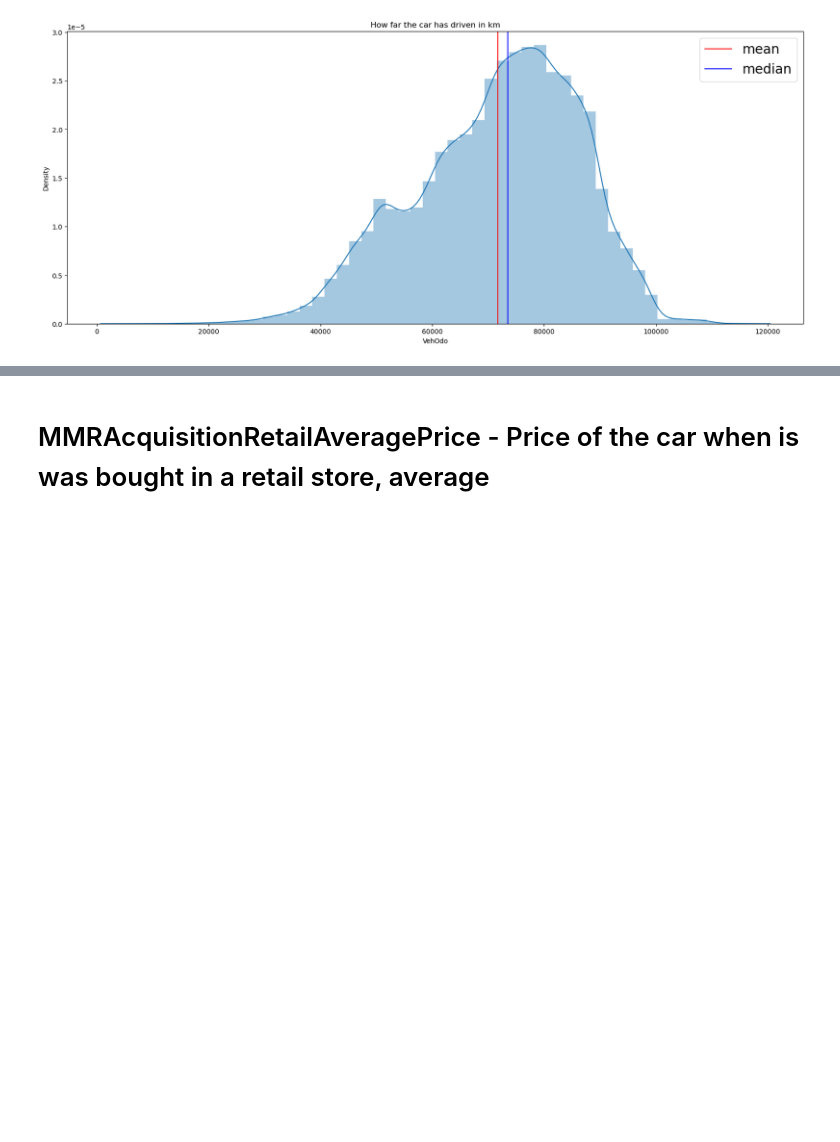
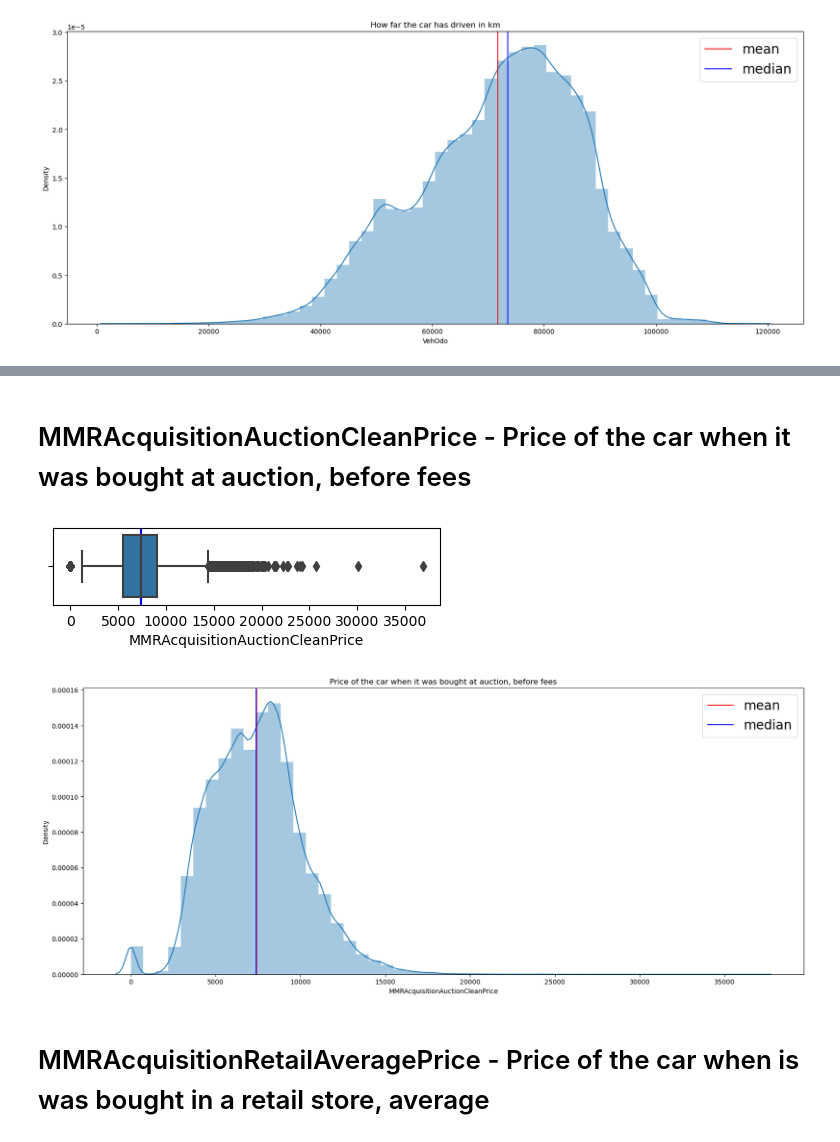
Before and after one commit to agomolka/MASem2DataMining, a Jupyter notebook: car_kick_analysis.ipynb, the cells around one changed output, grey strips where cells are left out. Drawn from its saved outputs; the diff is of its cells as text; code cells hidden in the pictures; blank space fills up the shorter version.

```diff
--- a/car_kick_analysis.ipynb
+++ b/car_kick_analysis.ipynb
@@ -156,5 +161,10 @@ distplot_mean_median(column=car_kick['VehOdo'], title="How far the car has drive
+# %% [markdown]
+# MMRAcquisitionAuctionCleanPrice - Price of the car when it was bought at auction, before fees
 # %%
-# MMRAcquisitionAuctionCleanPrice - Price of the car when it was bought at auction, before fees
+distplot_mean_median(column=car_kick['MMRAcquisitionAuctionCleanPrice'], title="Price of the car when it was bought at auction, before fees")
+# %% [output]
+[figure, added]
+[figure, added]
 # %% [markdown]
 # MMRAcquisitionRetailAveragePrice - Price of the car when is was bought in a retail store, average
 # %%
```
Also changed, not shown: parts of 11 cells of this notebook.
